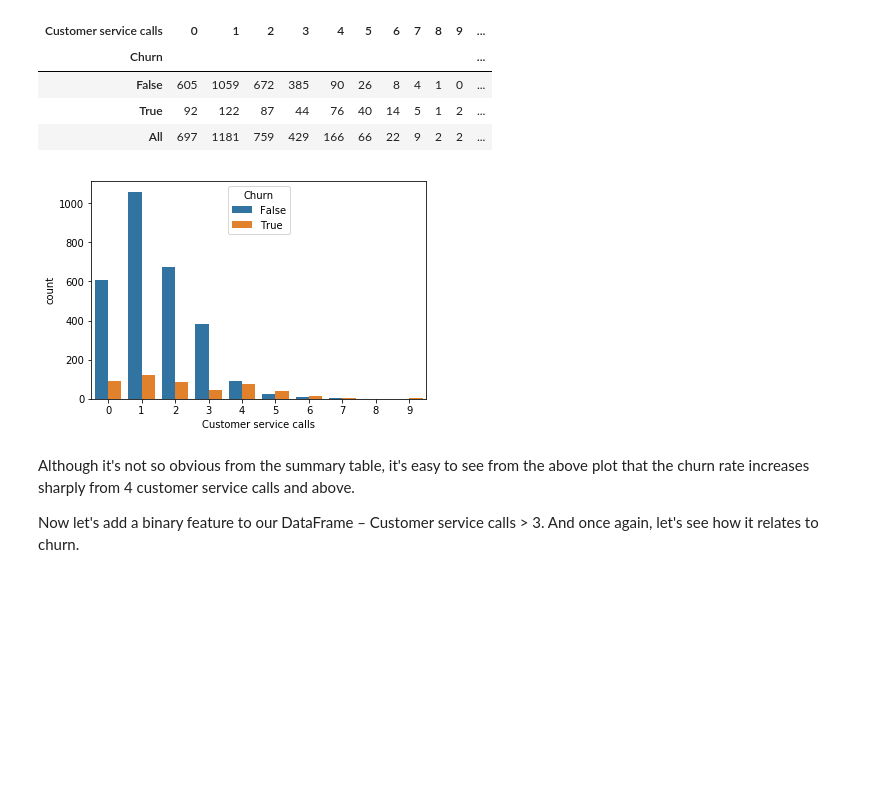
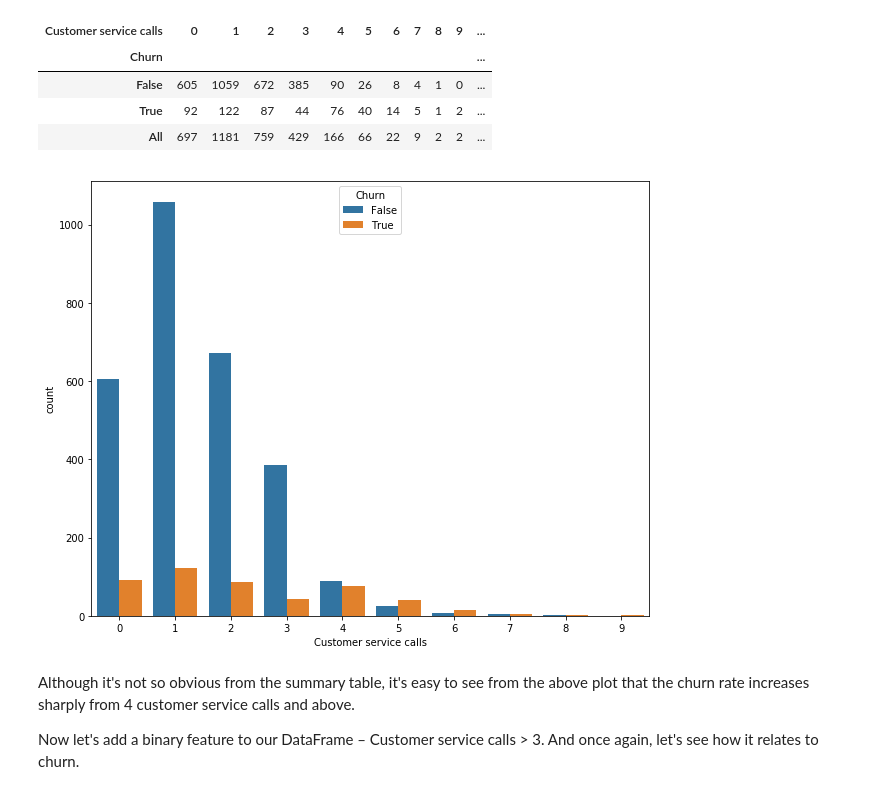
Before and after one commit to udohsolomon/My_python_deliberate_practice, a Jupyter notebook: Python Deliberate Practice Day7 - Churn prediction.ipynb, the cells around one changed output. Saved outputs shown, nothing was run; the diff lists cells and outputs as text; code cells hidden in the pictures; blank space fills up the shorter version.

```diff
--- a/Python Deliberate Practice Day7 - Churn prediction.ipynb
+++ b/Python Deliberate Practice Day7 - Churn prediction.ipynb
@@ -529,9 +529,10 @@ pd.crosstab(df['Churn'], df['Customer service calls'], margins=True)
 | True | 92 | 122 | 87 | 44 | 76 | 40 | 14 | 5 | 1 | 2 | ... |
 | All | 697 | 1181 | 759 | 429 | 166 | 66 | 22 | 9 | 2 | 2 | ... |
 # %%
+plt.figure(figsize = (10, 8))
 sns.countplot(x='Customer service calls', hue='Churn', data=df);
 # %% [output]
-[figure, old version]
+[figure, new version]
 # %% [markdown]
 Although it's not so obvious from the summary table, it's easy to see from the above plot that the churn rate increases sharply from 4 customer service calls and above.
 
```
Also changed, not shown: parts of 1 cell of this notebook.
